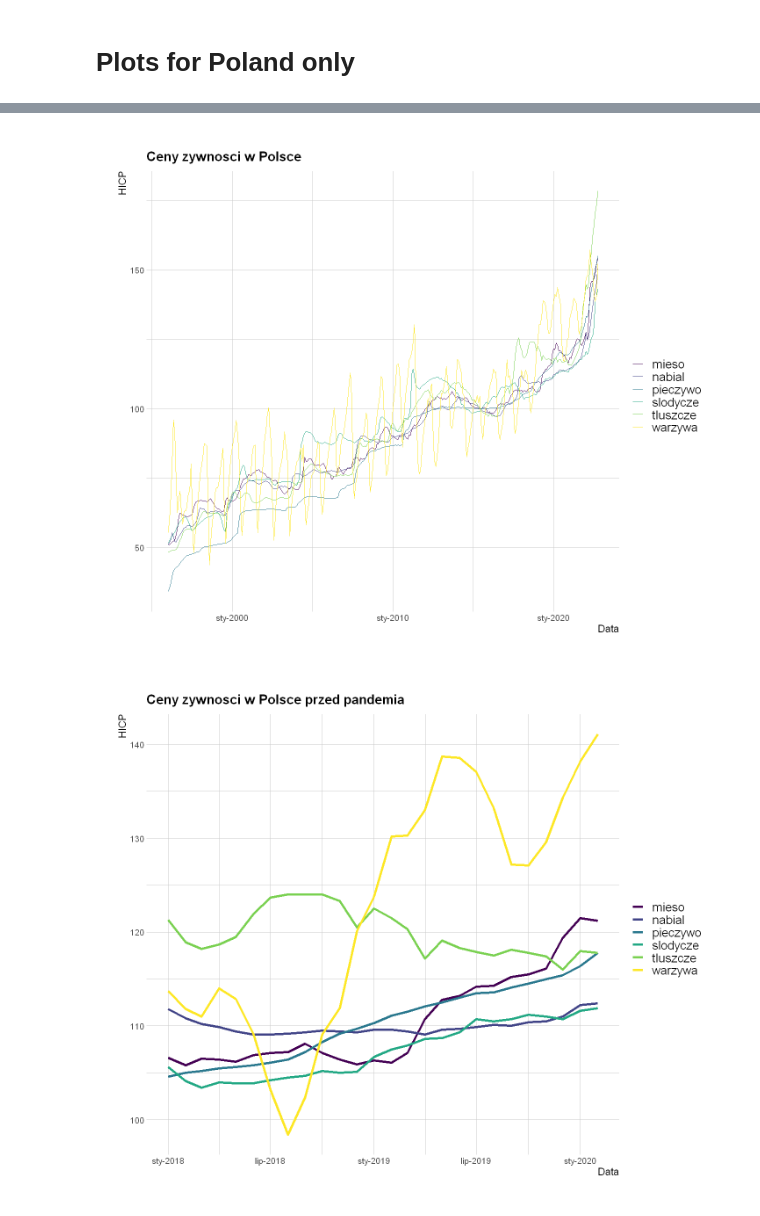
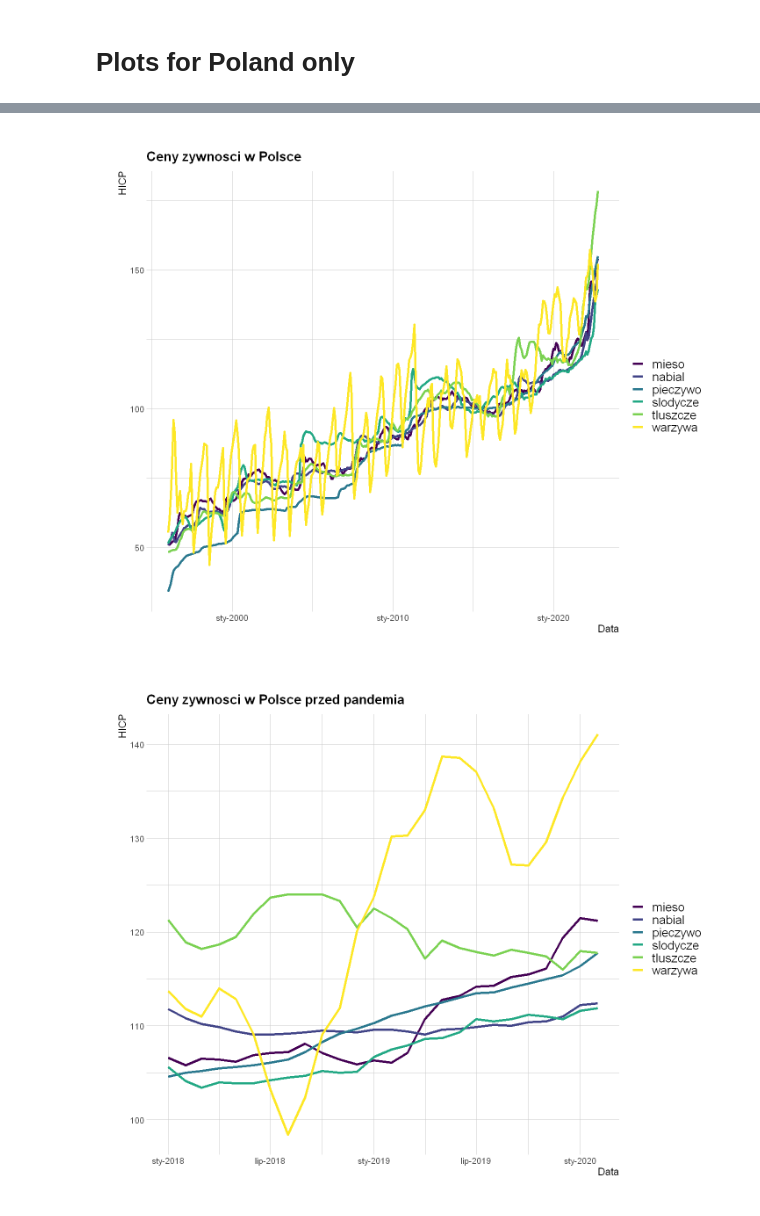
Before and after one commit to AdamixD/SAD_Projekt_1, a Jupyter notebook: Problem2.ipynb, the cells around one changed output, grey strips where cells are left out. Saved outputs shown, nothing was run; the diff lists cells and outputs as text; code cells hidden in the pictures.

Commit message:
plots with hicp

```diff
--- a/Problem2.ipynb
+++ b/Problem2.ipynb
@@ -55,7 +55,7 @@ mieso_tidy <- mieso |> pivot_longer(-Period, names_to = "kraj", values_to = "cen
 nabial_tidy <- nabial |> pivot_longer(-Period, names_to = "kraj", values_to = "cena")
 pieczywo_tidy <- pieczywo |> pivot_longer(-Period, names_to = "kraj", values_to = "cena")
 slodycze_tidy <- slodycze |> pivot_longer(-Period, names_to = "kraj", values_to = "cena")
-tluszcze_tidy <- tluszcze |> pivot_longer(-Period, names_to = "kraj", values_to = "cena")
+oleje_i_tluszcze_tidy <- oleje_i_tluszcze |> pivot_longer(-Period, names_to = "kraj", values_to = "cena")
 warzywa_tidy <- warzywa |> pivot_longer(-Period, names_to = "kraj", values_to = "cena")
 # %%
 df_cor['mieso'] = head(mieso_tidy$cena, n = rows)
@@ -87,11 +87,11 @@ mieso_tidy["typ"] = "mieso"
 nabial_tidy["typ"] = "nabial"
 pieczywo_tidy["typ"] = "pieczywo"
 slodycze_tidy["typ"] = "slodycze"
-tluszcze_tidy["typ"] = "tluszcze"
+oleje_i_tluszcze_tidy["typ"] = "oleje_i_tluszcze"
 warzywa_tidy["typ"] = "warzywa"
 # %%
 # Concatenate the dataframes
-zywnosc_tidy <- rbind(mieso_tidy, nabial_tidy, pieczywo_tidy, slodycze_tidy, tluszcze_tidy, warzywa_tidy)
+zywnosc_tidy <- rbind(mieso_tidy, nabial_tidy, pieczywo_tidy, slodycze_tidy, oleje_i_tluszcze_tidy, warzywa_tidy)
 # %%
 zywnosc_tidy$Period <- lapply(zywnosc_tidy$Period, gsub, pattern = "Jan", replacement = "01")
 zywnosc_tidy$Period <- lapply(zywnosc_tidy$Period, gsub, pattern = "Feb", replacement = "02")
@@ -226,7 +227,7 @@ plot_with_hicp_total <- function(data, title, countries, types, hicp_data, count
     data = filter(data, typ %in% types)
 
     ggplot() +
-    geom_line(size=1.5) +
+    # geom_line(size=1.5) +
     geom_line(data = hicp_data, aes(x=Period, y=hicp_total, group=kraj, color=kraj)) +
     geom_line(data = data, aes(x=Period, y=cena, group=kraj, color=kraj)) +
     scale_color_viridis(discrete = TRUE) +
@@ -339,8 +356,8 @@ country_hicp_tidy = filter(hicp_total_tidy, kraj %in% country)
 # %%
-# ('mieso', 'nabial', 'pieczywo', 'slodycze', 'tluszcze', 'warzywa')
-data_for_country = filter(picks_tidy, kraj %in% country)
-plot_for_country_with_hicp(data_for_country, "Ceny zywnosci w Polsce", country, c('mieso', 'nabial', 'pieczywo', 'slodycze', 'tluszcze', 'warzywa'), country_hicp_tidy, country_hicp)
+# ('mieso', 'nabial', 'pieczywo', 'slodycze', 'oleje_i_tluszcze', 'warzywa')
+data_for_country = filter(zywnosc_tidy, kraj %in% country)
+plot_for_country(data_for_country, "Ceny zywnosci w Polsce", country, c('mieso', 'nabial', 'pieczywo', 'slodycze', 'oleje_i_tluszcze', 'warzywa'))
 # %% [output]
-[figure, old version]
+[figure, new version]
 # %%
 data_for_country = filter(before_pandemic_data, kraj %in% country)
```
Also changed, not shown: parts of 19 cells of this notebook.
